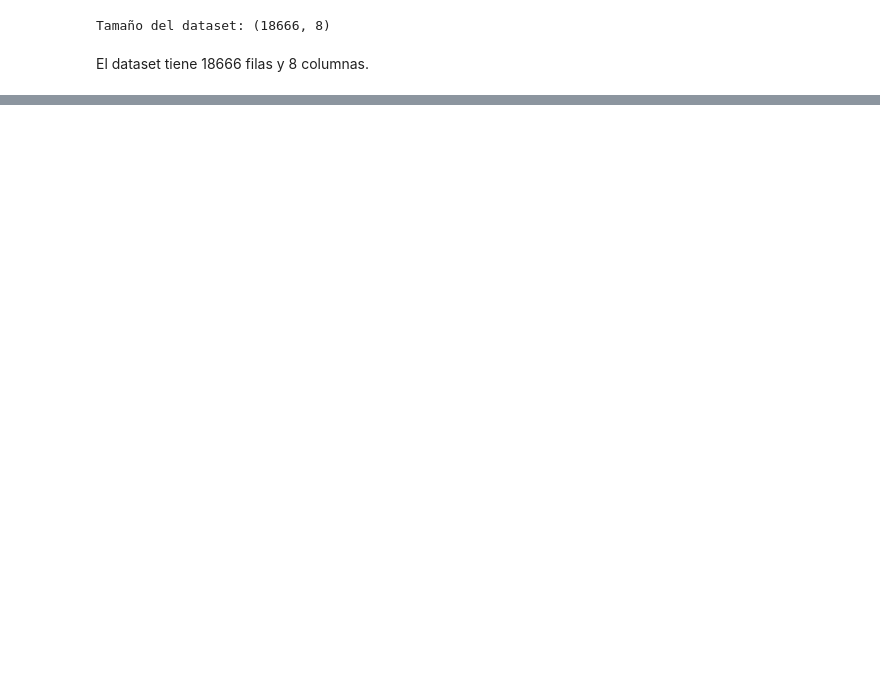
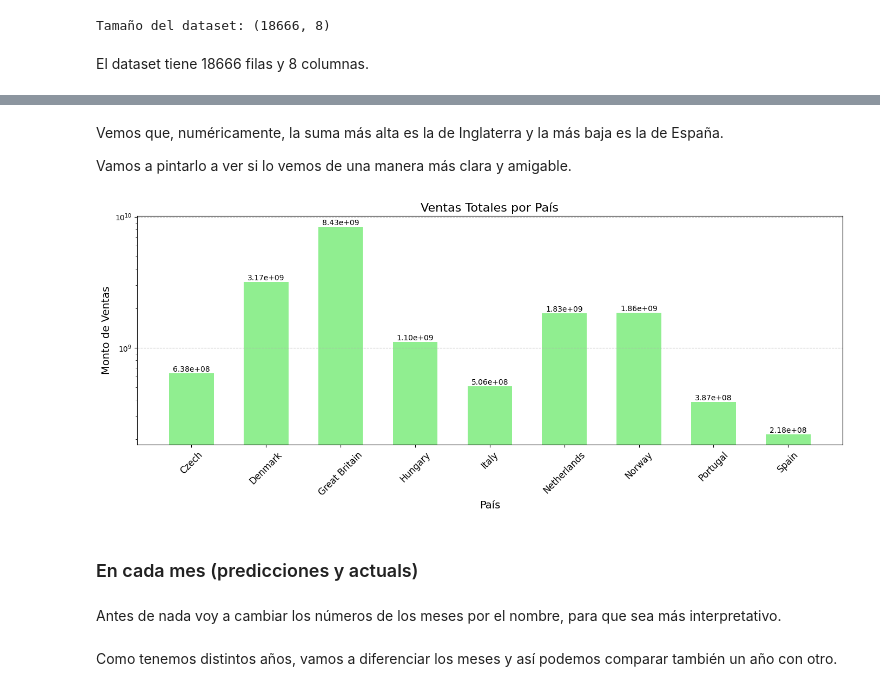
Before and after one commit to claudiaesnarrizaga/UFV-visualizacion, a Jupyter notebook: EJERCICIOS CLASE/CLASE2_EJERCICIO_VENTAS.ipynb, the cells around one changed output, grey strips where cells are left out. Saved outputs shown, nothing was run; the diff lists cells and outputs as text; code cells hidden in the pictures; blank space fills up the shorter version.

```diff
--- a/EJERCICIOS CLASE/CLASE2_EJERCICIO_VENTAS.ipynb
+++ b/EJERCICIOS CLASE/CLASE2_EJERCICIO_VENTAS.ipynb
@@ -130,0 +253,6 @@ array(['AI_P02F', 'AI_P10F', 'AI_P09F', 'AI_P03F', 'AI_PF', 'AI_P11F',
+# %%
+# Ahora calculamos la suma de AMOUNT por COUNTRY
+distribucion_ventas_pais = ventas.groupby('COUNTRY')['AMOUNT'].sum().reset_index()
+
+# Mostramos la distribución numérica de ventas por país
+distribucion_ventas_pais.sort_values(by='AMOUNT', ascending=False)
@@ -130,0 +270,29 @@ array(['AI_P02F', 'AI_P10F', 'AI_P09F', 'AI_P03F', 'AI_PF', 'AI_P11F',
+# %% [markdown]
+Vemos que, numéricamente, la suma más alta es la de Inglaterra y la más baja es la de España.
+
+Vamos a pintarlo a ver si lo vemos de una manera más clara y amigable.
+# %%
+# Crear un gráfico de barras de la distribución de ventas por país
+plt.figure(figsize=(14, 6))  # Tamaño de la figura
+plt.bar(distribucion_ventas_pais['COUNTRY'], distribucion_ventas_pais['AMOUNT'], color='lightgreen', width=0.6)  # Ajustar el ancho
+plt.title('Ventas Totales por País', fontsize=16)
+plt.xlabel('País', fontsize=14)
+plt.ylabel('Monto de Ventas', fontsize=14)
+plt.xticks(rotation=45, fontsize=12)
+
+# Cambiar la escala del eje y a logarítmica
+plt.yscale('log')
+plt.grid(axis='y', linestyle='--', alpha=0.7)
+
+# Agregar etiquetas de valor sobre las barras
+for i, value in enumerate(distribucion_ventas_pais['AMOUNT']):
+    plt.text(i, value, f'{value:.2e}', ha='center', va='bottom', fontsize=10, color='black')
+
+plt.tight_layout()
+plt.show()
+# %% [output]
+[figure, added]
+# %% [markdown]
+### En cada mes (predicciones y actuals)
+# %% [markdown]
+Antes de nada voy a cambiar los números de los meses por el nombre, para que sea más interpretativo.
@@ -130,0 +317,2 @@ array(['AI_P02F', 'AI_P10F', 'AI_P09F', 'AI_P03F', 'AI_PF', 'AI_P11F',
+# %% [markdown]
+Como tenemos distintos años, vamos a diferenciar los meses y así podemos comparar también un año con otro.
```
Also changed, not shown: parts of 138 cells of this notebook.
